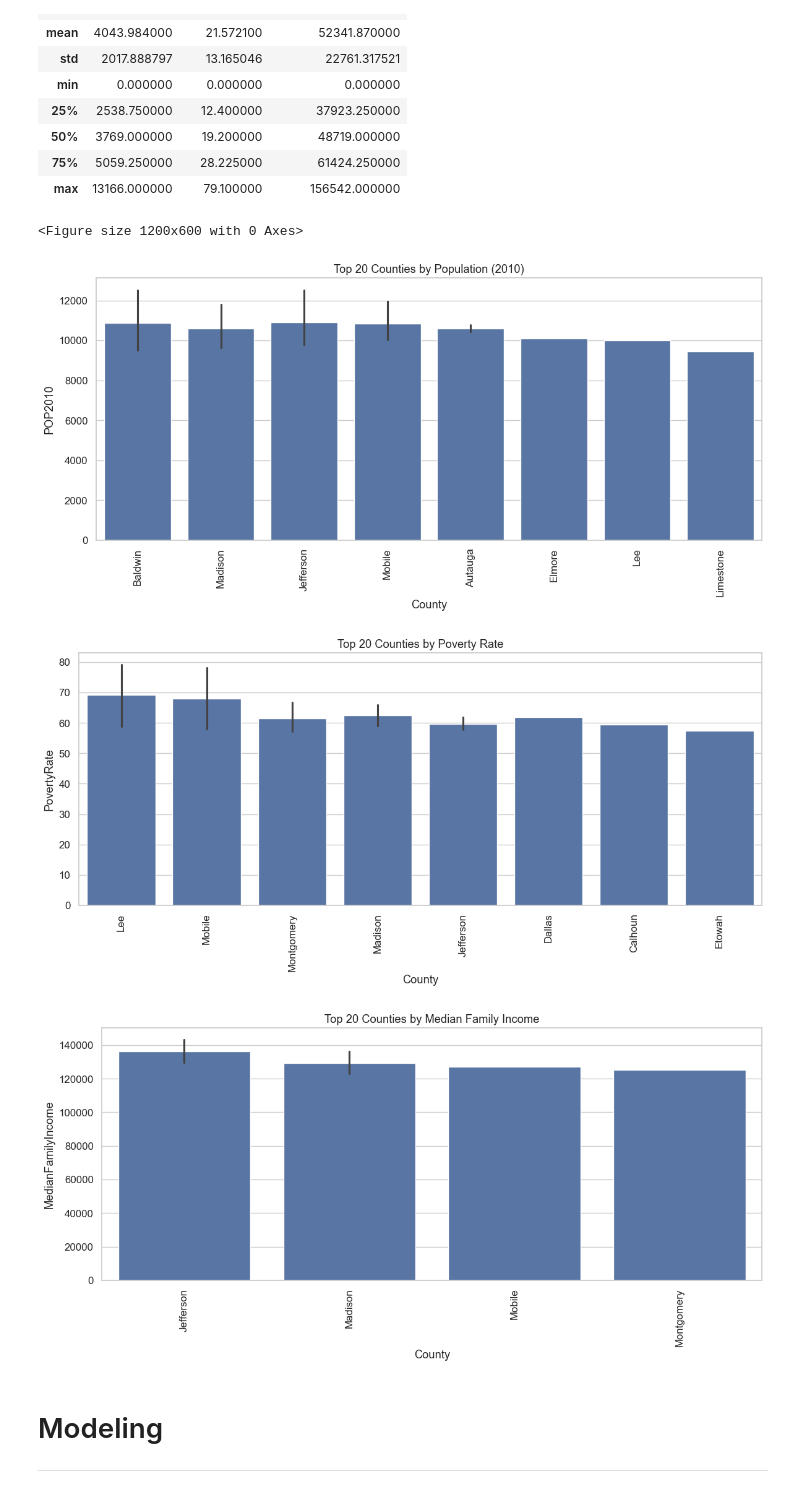
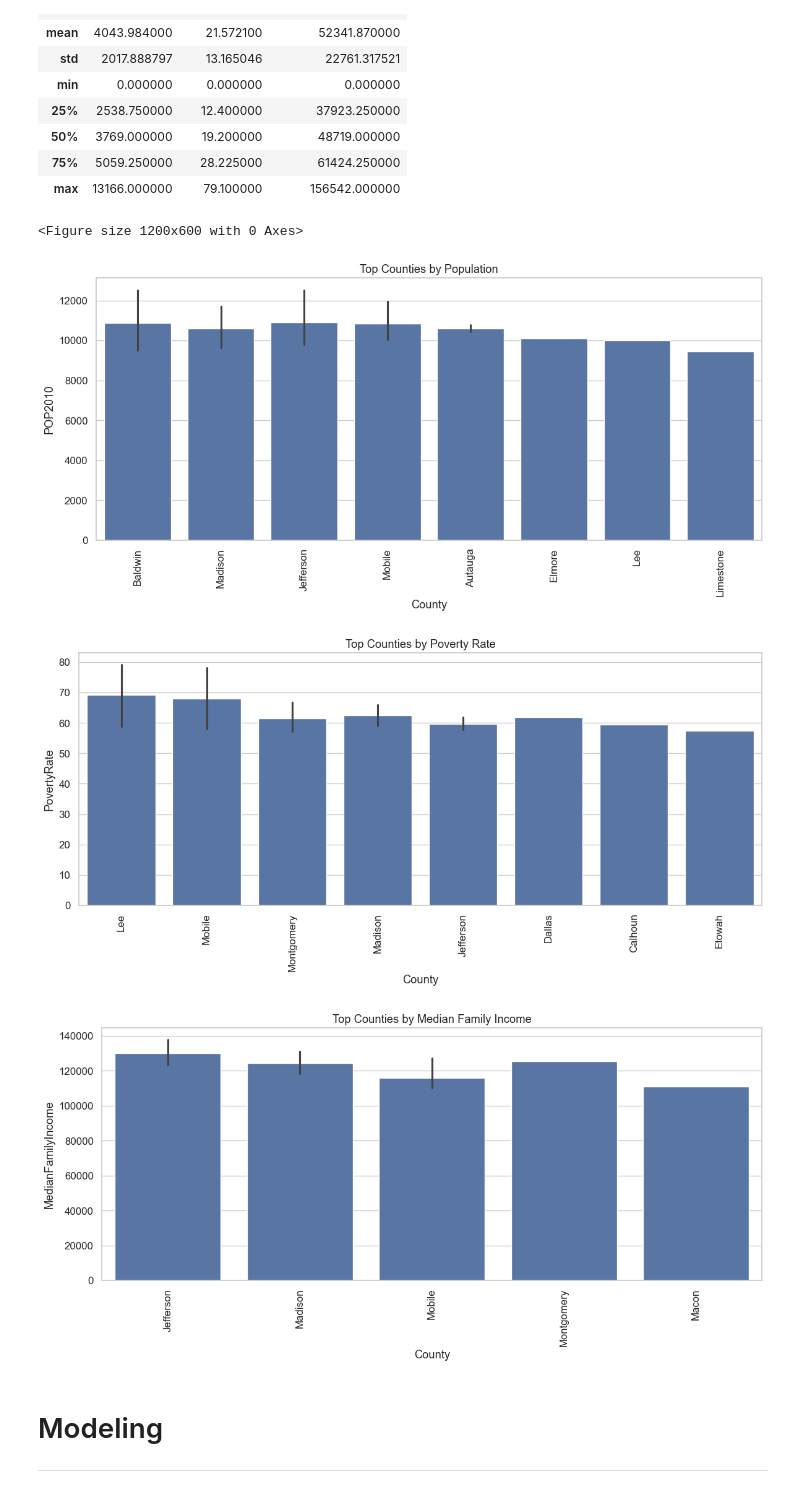
Before and after one commit to gfranksjr/0-GA-Project-Capstone, a Jupyter notebook: project-6-gf-capstone/code/02_KM_DB_FOOD_DESERTS.ipynb, the cells around one changed output. Cells and saved outputs as stored; diff of their text form; code cells hidden in the pictures.

```diff
--- a/project-6-gf-capstone/code/02_KM_DB_FOOD_DESERTS.ipynb
+++ b/project-6-gf-capstone/code/02_KM_DB_FOOD_DESERTS.ipynb
@@ -156,36 +161,36 @@ new_df.describe()
 # %%
 #Create plots
 sns.set(style="whitegrid", font_scale=1.1)
 plt.figure(figsize=(12, 6))
 
 # POP2010 vs County
 plt.figure(figsize=(12, 6))
 sns.barplot(x='County', y='POP2010', data=new_df.sort_values('POP2010', ascending=False).head(20))
-plt.title('Top 20 Counties by Population (2010)')
+plt.title('Top Counties by Population')
 plt.xticks(rotation=90)
 plt.tight_layout()
 plt.show()
 
 # PovertyRate vs County
 plt.figure(figsize=(12, 6))
 sns.barplot(x='County', y='PovertyRate', data=new_df.sort_values('PovertyRate', ascending=False).head(20))
-plt.title('Top 20 Counties by Poverty Rate')
+plt.title('Top Counties by Poverty Rate')
 plt.xticks(rotation=90)
 plt.tight_layout()
 plt.show()
 
 # MedianFamilyIncome vs County
 plt.figure(figsize=(12, 6))
-sns.barplot(x='County', y='MedianFamilyIncome', data=new_df.sort_values('MedianFamilyIncome', ascending=False).head(20))
-plt.title('Top 20 Counties by Median Family Income')
+sns.barplot(x='County', y='MedianFamilyIncome', data=new_df.sort_values('MedianFamilyIncome', ascending=False).head(30))
+plt.title('Top Counties by Median Family Income')
 plt.xticks(rotation=90)
 plt.tight_layout()
 plt.show()
 # %% [output]
 <Figure size 1200x600 with 0 Axes>
-[figure, old version]
+[figure, new version]
-[figure, old version]
+[figure, new version]
-[figure, old version]
+[figure, new version]
 # %% [markdown]
 # Modeling
 ---
```
Also changed, not shown: parts of 11 cells of this notebook, 9 other files.
